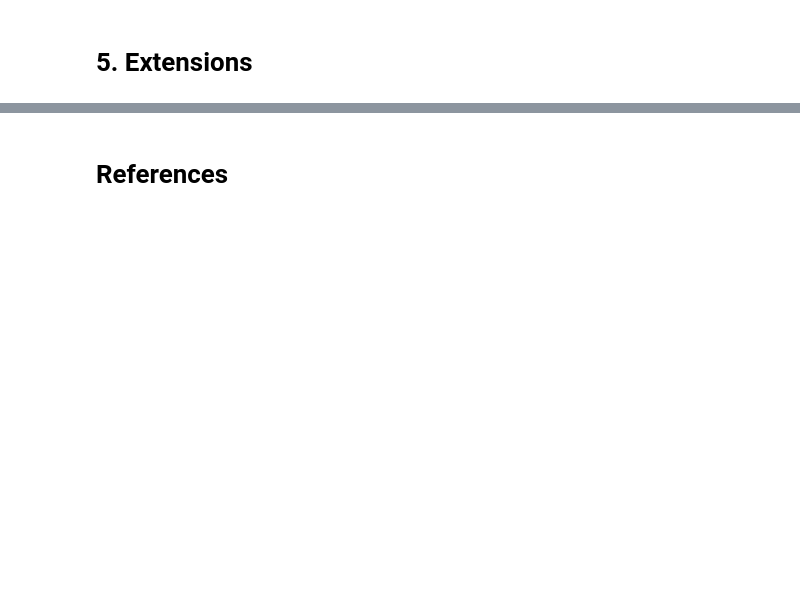
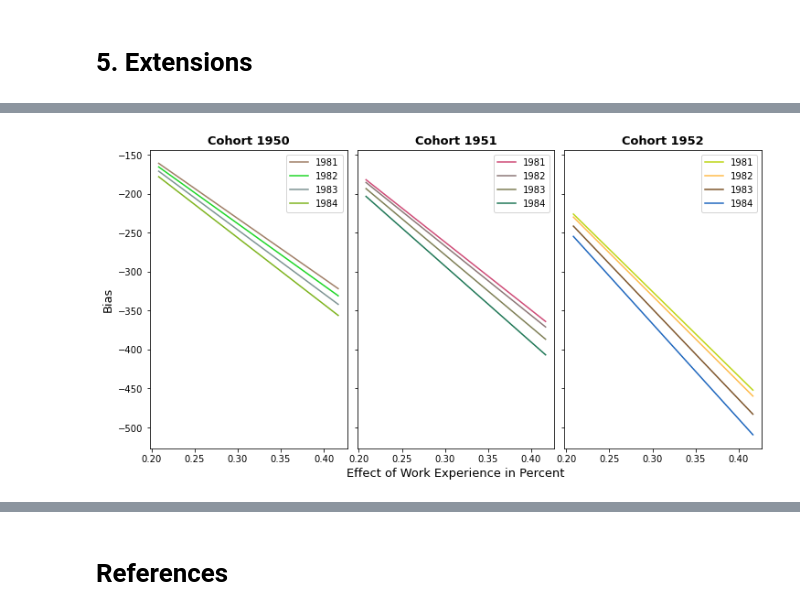
Before and after one commit to Pascalheid/microeconometrics-course-project-Pascalheid, a Jupyter notebook: Angrist_1990.ipynb, the cells around one changed output, grey strips where cells are left out. Saved outputs shown, nothing was run; the diff lists cells and outputs as text; code cells hidden in the pictures; blank space fills up the shorter version.

```diff
--- a/Angrist_1990.ipynb
+++ b/Angrist_1990.ipynb
@@ -478,0 +541,9 @@ Morgan and Winship (2014) add to this that the bias introduced by this is furthe
+# %%
+# Calculate the bias, the true delta and the orginal Wald estimate for a ceratain interval of working experience effect
+interval = np.linspace(0.025, 0.05, 50)/12
+bias, true_delta, wald = get_bias(data_cwhsa, data_cwhsb, data_dmdc, data_sipp, data_cwhsc_new, interval)
+# %%
+# plot the bias by cohort
+get_figure1_extension2(bias, interval)
+# %% [output]
+[figure, added]
```
Also changed, not shown: parts of 18 cells of this notebook, 1 other file.
